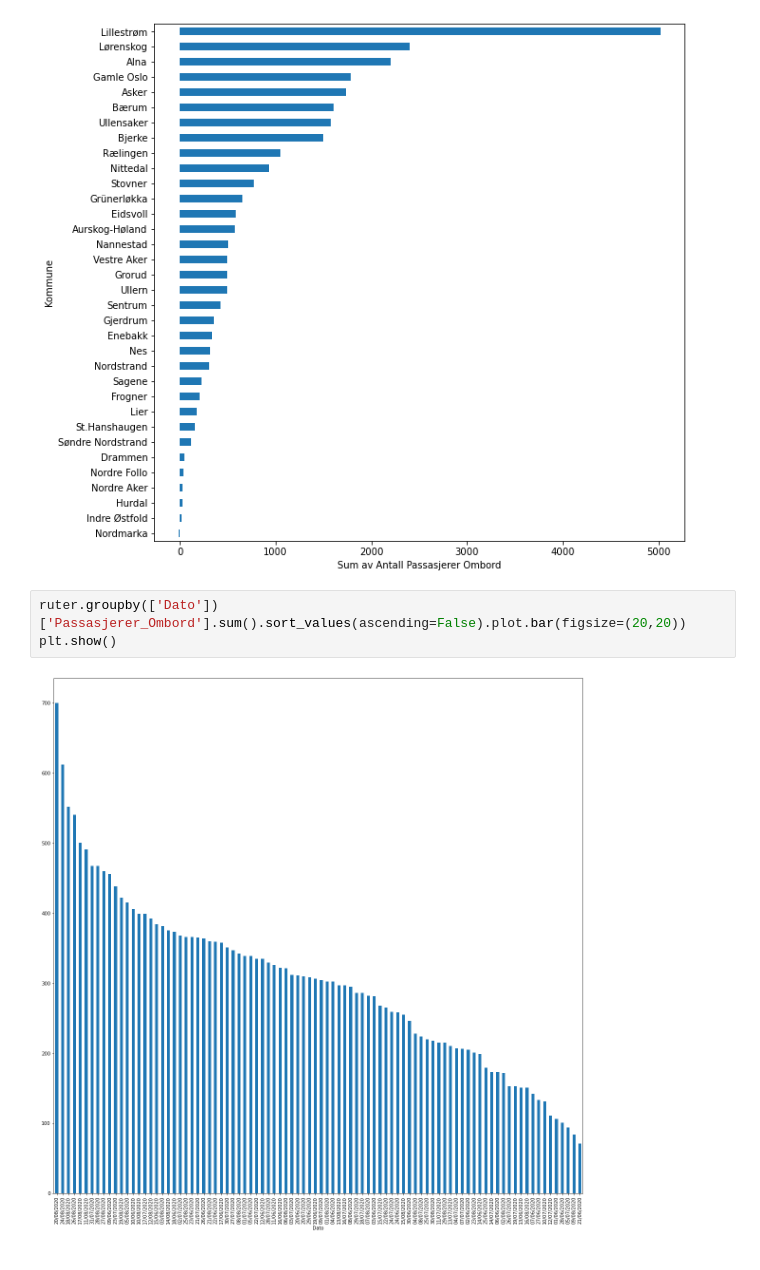
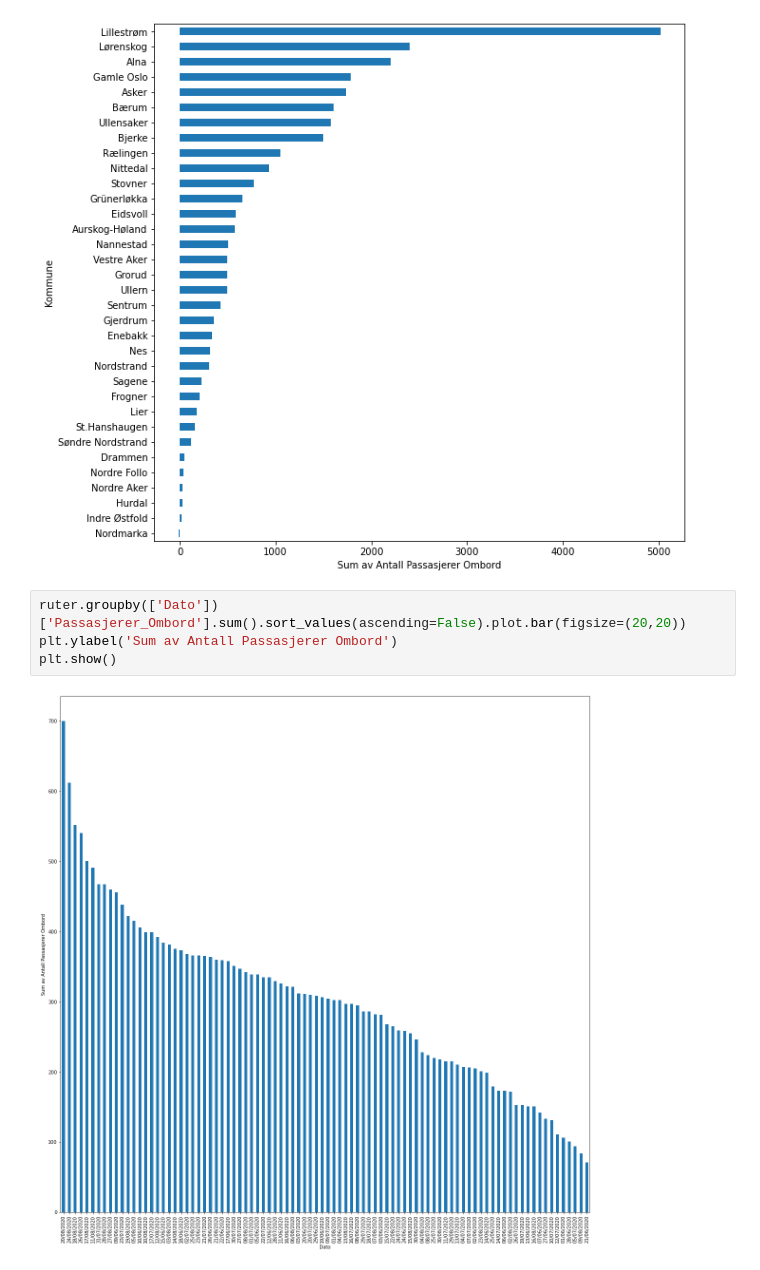
Before and after one commit to Aksel488/assignment1, a Jupyter notebook: Ruter.ipynb, the cells around one changed output. Drawn from its saved outputs; the diff is of its cells as text.

```diff
--- a/Ruter.ipynb
+++ b/Ruter.ipynb
@@ -69,6 +49,7 @@ Antall.plot(figsize=(10,10),kind='barh')
 [figure]
 # %%
 ruter.groupby(['Dato'])['Passasjerer_Ombord'].sum().sort_values(ascending=False).plot.bar(figsize=(20,20))
+plt.ylabel('Sum av Antall Passasjerer Ombord')
 plt.show()
 # %% [output]
-[figure, old version]
+[figure, new version]
```
Also changed, not shown: parts of 1 cell of this notebook.
